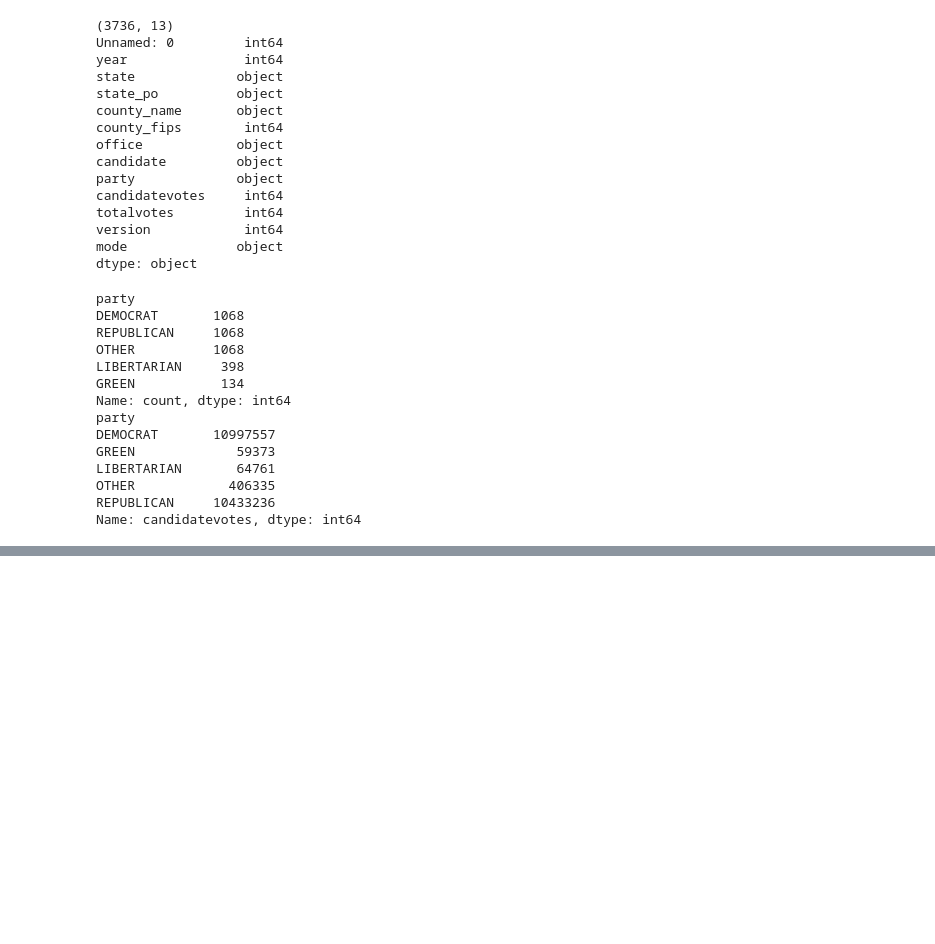
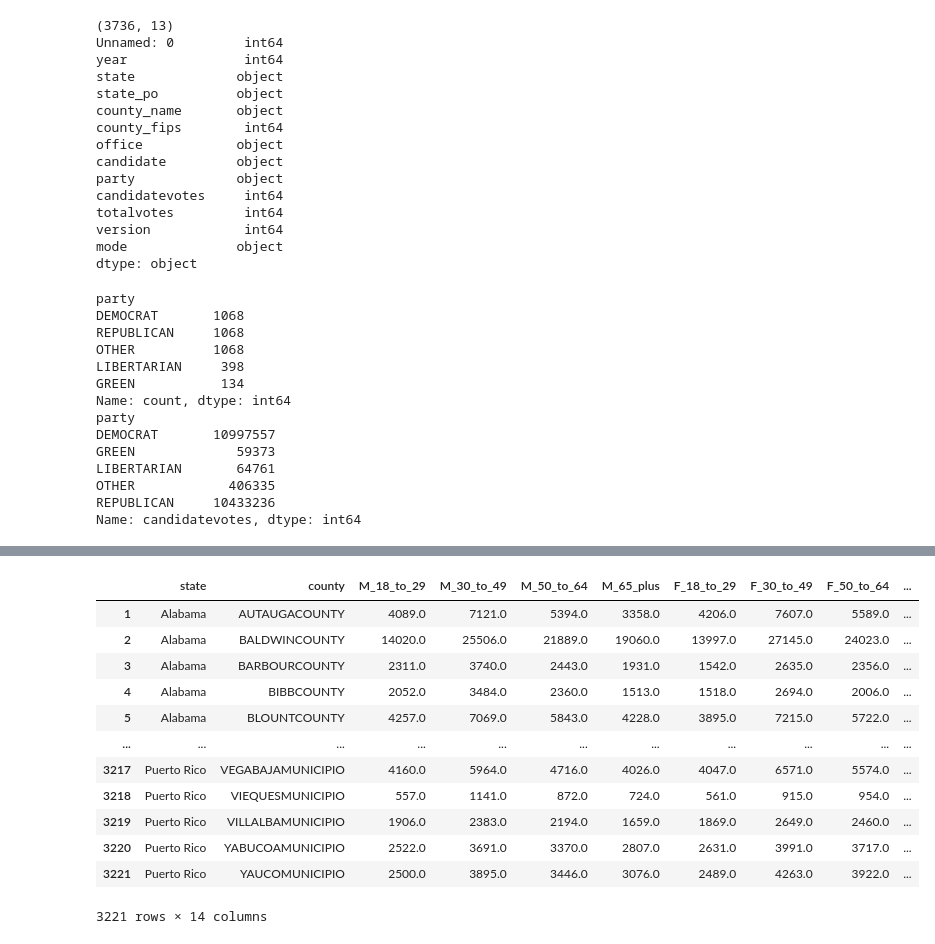
Before and after one commit to awhitehouse1/project_voting, a Jupyter notebook: cleaning_votes.ipynb, the cells around one changed output, grey strips where cells are left out. Drawn from its saved outputs; the diff is of its cells as text; code cells hidden in the pictures; blank space fills up the shorter version.

```diff
--- a/cleaning_votes.ipynb
+++ b/cleaning_votes.ipynb
@@ -63,0 +219,50 @@ clean_vdf
+# %%
+f_age_by_sex = ['AMPKE031', 'AMPKE032', 'AMPKE033', 'AMPKE034', 'AMPKE035', 'AMPKE036', 'AMPKE037', 'AMPKE038', 'AMPKE039', 'AMPKE040', 'AMPKE041', 'AMPKE042', 'AMPKE043', 'AMPKE044', 'AMPKE045','AMPKE046', 'AMPKE047', 'AMPKE048', 'AMPKE049']
+m_age_by_sex = ['AMPKE007','AMPKE008', 'AMPKE009', 'AMPKE010', 'AMPKE011','AMPKE012', 'AMPKE013', 'AMPKE014', 'AMPKE015','AMPKE015', 'AMPKE016', 'AMPKE017', 'AMPKE018', 'AMPKE019', 'AMPKE020', 'AMPKE021', 'AMPKE022', 'AMPKE023', 'AMPKE024']
+
+
+# convert the object values into ints
+for col in m_age_by_sex:
+  df[col] = pd.to_numeric(df[col], errors='coerce')
+
+for col in f_age_by_sex:
+  df[col] = pd.to_numeric(df[col], errors='coerce')
+
+# combine age counts into larger groups
+df_clean['M_18_to_29'] = df['AMPKE007'] + df['AMPKE008'] + df['AMPKE009'] + df['AMPKE010'] + df['AMPKE011']
+df_clean['M_30_to_49'] = df['AMPKE012'] + df['AMPKE013'] + df['AMPKE014'] + df['AMPKE015']
+df_clean['M_50_to_64'] = df['AMPKE016'] + df['AMPKE017'] + df['AMPKE018'] + df['AMPKE019']
+df_clean['M_65_plus'] = df['AMPKE020'] + df['AMPKE021'] + df['AMPKE022'] + df['AMPKE023'] + df['AMPKE024']
+
+df_clean['F_18_to_29'] = df['AMPKE031'] + df['AMPKE032'] + df['AMPKE033'] + df['AMPKE034'] + df['AMPKE035']
+df_clean['F_30_to_49'] = df['AMPKE036'] + df['AMPKE037'] + df['AMPKE038'] + df['AMPKE039']
+df_clean['F_50_to_64'] = df['AMPKE040'] + df['AMPKE041'] + df['AMPKE042'] + df['AMPKE043']
+df_clean['F_65_plus'] = df['AMPKE044'] + df['AMPKE045'] + df['AMPKE046'] + df['AMPKE047'] + df['AMPKE048'] + df['AMPKE049']
+# %%
+income = ['AMR7E001', 'AMR7E002', 'AMR7E003', 'AMR7E004', 'AMR7E005', 'AMR7E006', 'AMR7E007', 'AMR7E008', 'AMR7E009', 'AMR7E010', 'AMR7E011', 'AMR7E012', 'AMR7E013', 'AMR7E014', 'AMR7E015', 'AMR7E016', 'AMR7E017']
+
+# convert the object values into ints
+for col in income:
+  df[col] = pd.to_numeric(df[col], errors='coerce')
+
+# combine income counts into larger groups
+df_clean['income_under_30000'] = df['AMR7E002'] + df['AMR7E003'] + df['AMR7E004'] + df['AMR7E005'] + df['AMR7E006']
+df_clean['income_30000_to_49999'] = df['AMR7E007'] + df['AMR7E008'] + df['AMR7E009'] + df['AMR7E009']
+df_clean['income_50000_to_99999'] = df['AMR7E011'] + df['AMR7E012'] + df['AMR7E013']
+df_clean['income_100000_plus'] = df['AMR7E014'] + df['AMR7E015'] + df['AMR7E016'] + df['AMR7E017']
+
+df_clean
+# %% [output]
+|  | state | county | M_18_to_29 | M_30_to_49 | M_50_to_64 | M_65_plus | F_18_to_29 | F_30_to_49 | F_50_to_64 | ... |
+| 1 | Alabama | AUTAUGACOUNTY | 4089.0 | 7121.0 | 5394.0 | 3358.0 | 4206.0 | 7607.0 | 5589.0 | ... |
+| 2 | Alabama | BALDWINCOUNTY | 14020.0 | 25506.0 | 21889.0 | 19060.0 | 13997.0 | 27145.0 | 24023.0 | ... |
+| 3 | Alabama | BARBOURCOUNTY | 2311.0 | 3740.0 | 2443.0 | 1931.0 | 1542.0 | 2635.0 | 2356.0 | ... |
+| 4 | Alabama | BIBBCOUNTY | 2052.0 | 3484.0 | 2360.0 | 1513.0 | 1518.0 | 2694.0 | 2006.0 | ... |
+| 5 | Alabama | BLOUNTCOUNTY | 4257.0 | 7069.0 | 5843.0 | 4228.0 | 3895.0 | 7215.0 | 5722.0 | ... |
+| ... | ... | ... | ... | ... | ... | ... | ... | ... | ... | ... |
+| 3217 | Puerto Rico | VEGABAJAMUNICIPIO | 4160.0 | 5964.0 | 4716.0 | 4026.0 | 4047.0 | 6571.0 | 5574.0 | ... |
+| 3218 | Puerto Rico | VIEQUESMUNICIPIO | 557.0 | 1141.0 | 872.0 | 724.0 | 561.0 | 915.0 | 954.0 | ... |
+| 3219 | Puerto Rico | VILLALBAMUNICIPIO | 1906.0 | 2383.0 | 2194.0 | 1659.0 | 1869.0 | 2649.0 | 2460.0 | ... |
+| 3220 | Puerto Rico | YABUCOAMUNICIPIO | 2522.0 | 3691.0 | 3370.0 | 2807.0 | 2631.0 | 3991.0 | 3717.0 | ... |
+| 3221 | Puerto Rico | YAUCOMUNICIPIO | 2500.0 | 3895.0 | 3446.0 | 3076.0 | 2489.0 | 4263.0 | 3922.0 | ... |
+3221 rows × 14 columns
```
Also changed, not shown: parts of 20 cells of this notebook.
